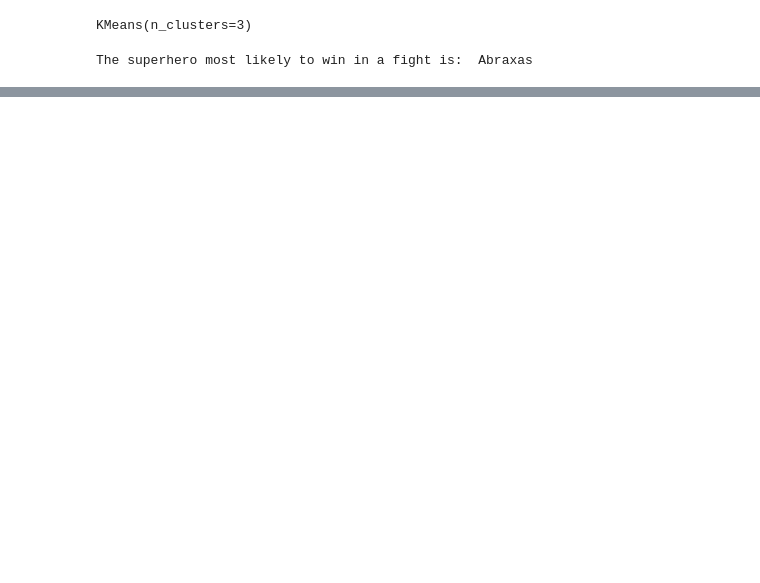
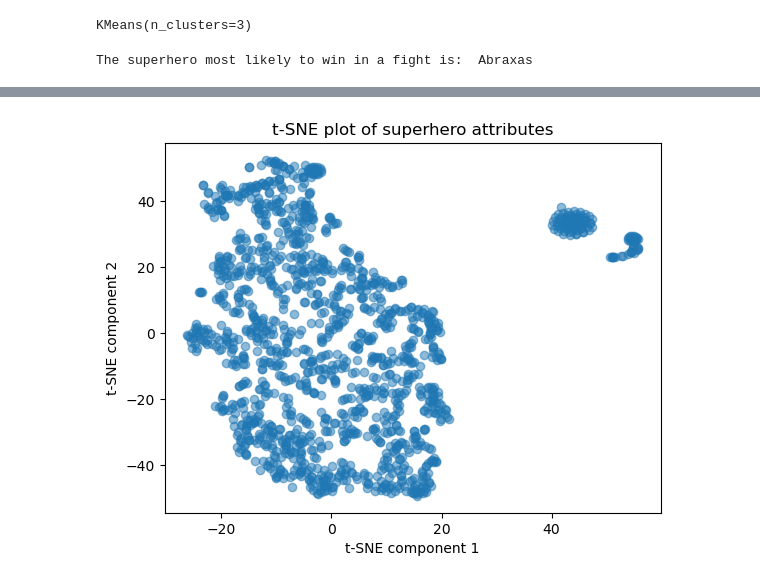
Before and after one commit to nrodriguez04/DiscoverAI_FinalProject, a Jupyter notebook: ai4all-final-project-group-19.ipynb, the cells around one changed output, grey strips where cells are left out. Cells and saved outputs as stored; diff of their text form; code cells hidden in the pictures; blank space fills up the shorter version.

```diff
--- a/ai4all-final-project-group-19.ipynb
+++ b/ai4all-final-project-group-19.ipynb
@@ -132,0 +193,13 @@ Principal Component 2:
+# %%
+# Perform t-SNE dimensionality reduction
+tsne = TSNE(n_components=2, random_state=42)
+superheroes_tsne = tsne.fit_transform(data)
+# %%
+# Create a scatter plot of the t-SNE embeddings
+plt.scatter(superheroes_tsne[:, 0], superheroes_tsne[:, 1], alpha=0.5)
+plt.title('t-SNE plot of superhero attributes')
+plt.xlabel('t-SNE component 1')
+plt.ylabel('t-SNE component 2')
+plt.show()
+# %% [output]
+[figure, added]
```
Also changed, not shown: parts of 29 cells of this notebook.
